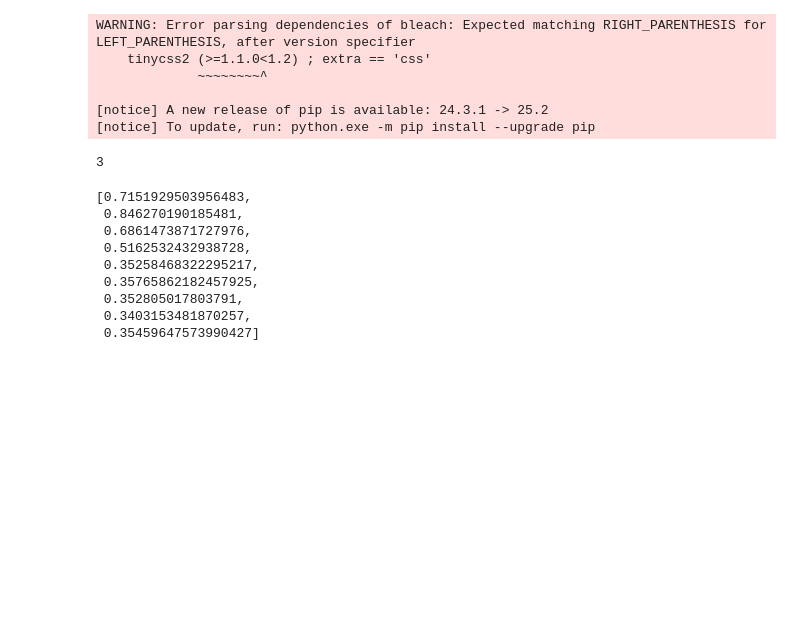
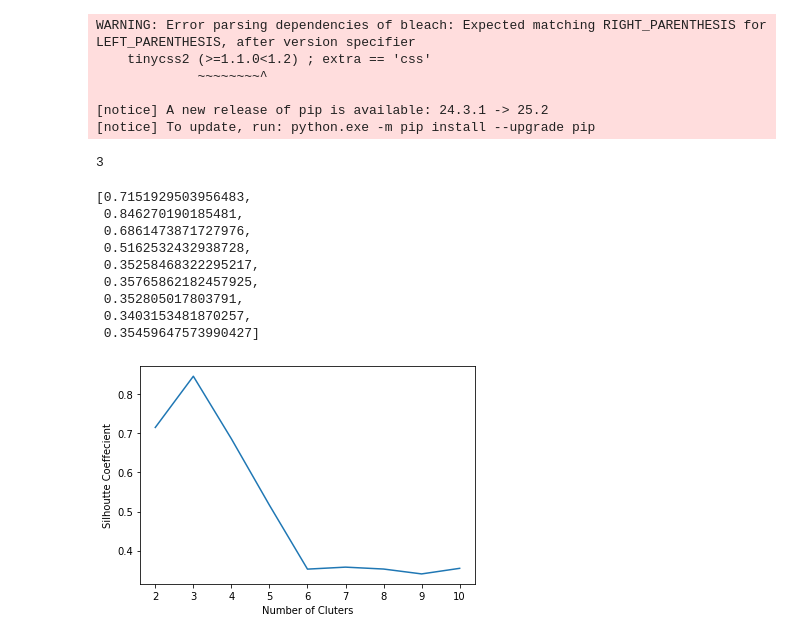
Before and after one commit to SawaraJC/UdemyMLCourse, a Jupyter notebook: K means clustering/K means clustering.ipynb, the cells around one changed output. Cells and saved outputs as stored; diff of their text form; code cells hidden in the pictures; blank space fills up the shorter version.

```diff
--- a/K means clustering/K means clustering.ipynb
+++ b/K means clustering/K means clustering.ipynb
@@ -178,3 +178,12 @@ silhouette_coefficients
  0.352805017803791,
  0.3403153481870257,
  0.35459647573990427]
+# %%
+## plotting silhouette score
+plt.plot(range(2,11),silhouette_coefficients)
+plt.xticks(range(2,11))
+plt.xlabel("Number of Cluters")
+plt.ylabel("Silhoutte Coeffecient")
+plt.show()
+# %% [output]
+[figure, added]
```
Also changed, not shown: 1 other file.
